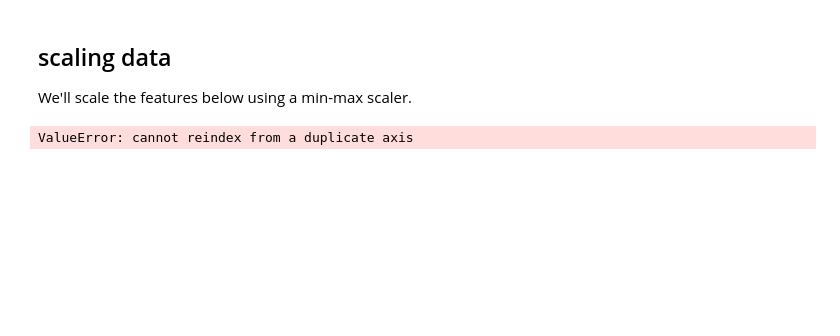
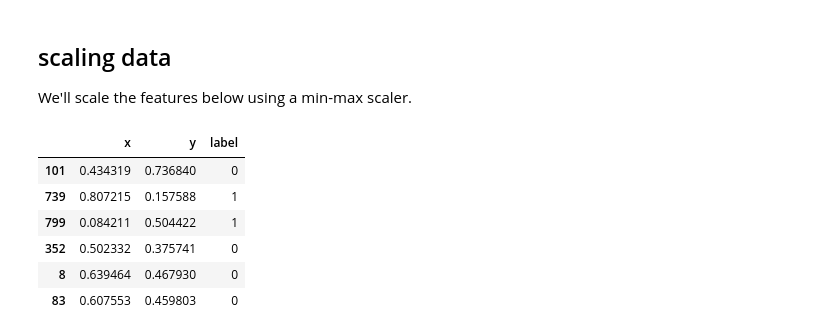
Before and after one commit to zfreedman/tfnn, a Jupyter notebook: code/simple_nn/Untitled.ipynb, the cells around one changed output. Cells and saved outputs as stored; diff of their text form; code cells hidden in the pictures; blank space fills up the shorter version.

```diff
--- a/code/simple_nn/Untitled.ipynb
+++ b/code/simple_nn/Untitled.ipynb
@@ -119,6 +119,12 @@ We'll scale the features below using a min-max scaler.
 # %%
 df_scaled = pd.DataFrame(MinMaxScaler().fit_transform(df[df.columns[:-1]]), columns=["x", "y"])
 df_scaled["label"] = df["label"]
-# df_scaled.sample(6)
+df_scaled.sample(6)
 # %% [output]
-ValueError: cannot reindex from a duplicate axis
+|  | x | y | label |
+| 101 | 0.434319 | 0.736840 | 0 |
+| 739 | 0.807215 | 0.157588 | 1 |
+| 799 | 0.084211 | 0.504422 | 1 |
+| 352 | 0.502332 | 0.375741 | 0 |
+| 8 | 0.639464 | 0.467930 | 0 |
+| 83 | 0.607553 | 0.459803 | 0 |
```
Also changed, not shown: parts of 30 cells of this notebook.
